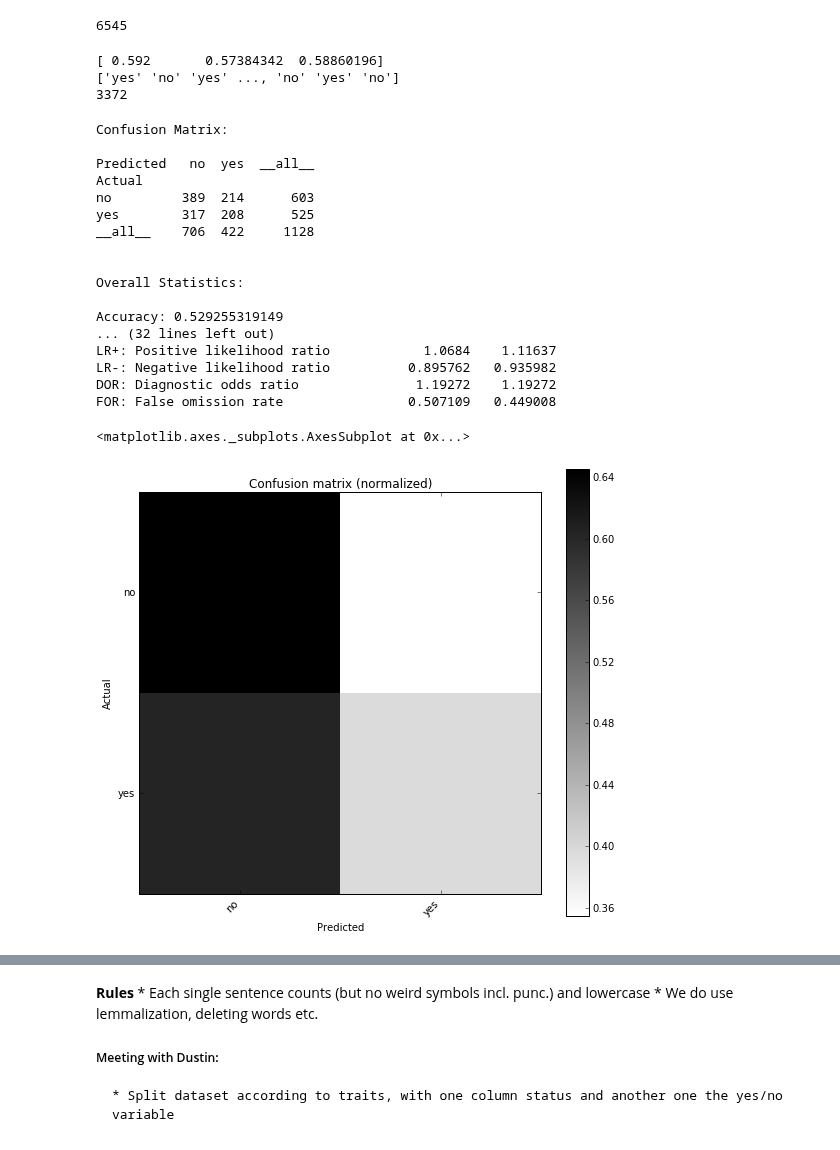
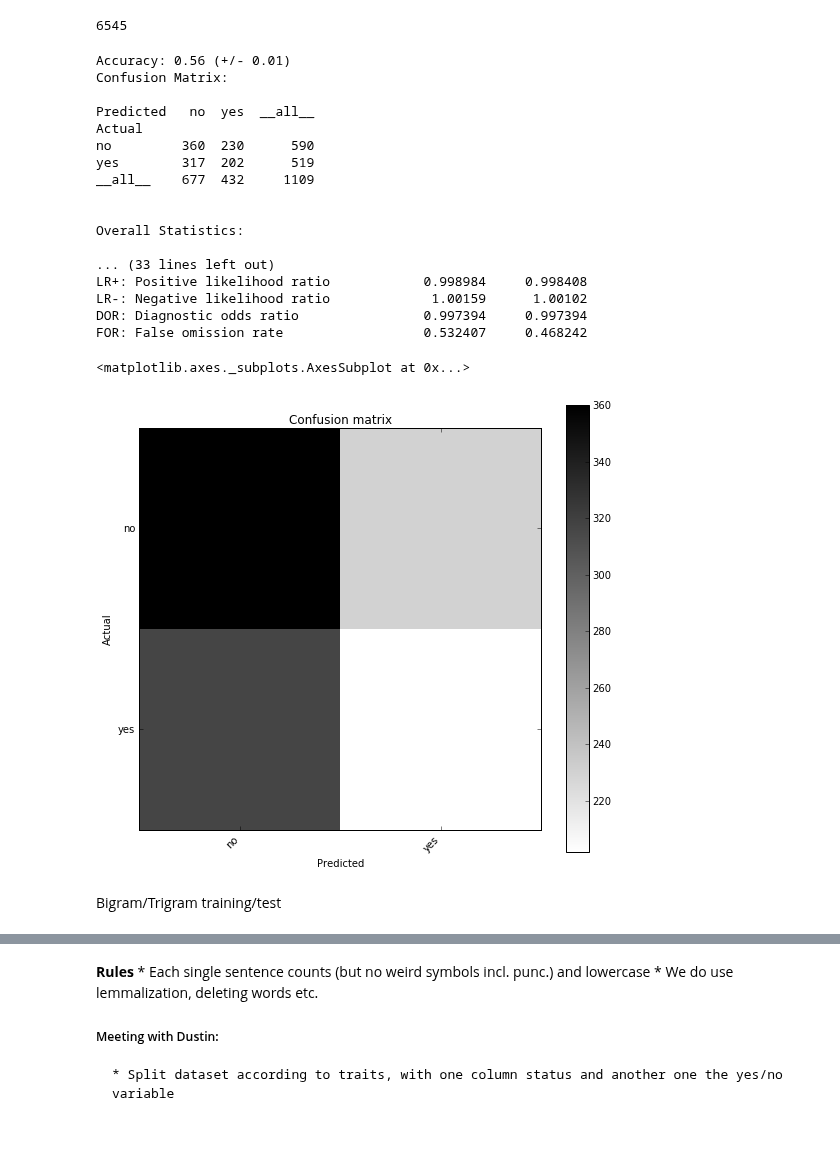
Before and after one commit to dmpe/CaseSolvingSeminar, a Jupyter notebook: Project CSS_train_test.ipynb, the cells around one changed output, grey strips where cells are left out. Drawn from its saved outputs; the diff is of its cells as text; code cells hidden in the pictures.

```diff
--- a/Project CSS_train_test.ipynb
+++ b/Project CSS_train_test.ipynb
@@ -82,46 +88,46 @@ target_names = ['yes', 'no']
 classifier = Pipeline([
     ('vectorizer', CountVectorizer()),
     ('tfidf', TfidfTransformer()),
-    ('clf', OneVsRestClassifier(LinearSVC()))])
+    #('nb', MultinomialNB())])
+    ('clf', OneVsRestClassifier(MultinomialNB()))])
 
 
 clas_fit = classifier.fit(train_neu["STATUS"], train_neu["cNEU"])
 predicted = classifier.predict(test_neu["cNEU"])
 
-print(cross_validation.cross_val_score(classifier, test_neu["STATUS"], predicted))
+#scores = cross_validation.cross_val_score(classifier, neu["STATUS"], neu["cNEU"], cv = 5)
+print("Accuracy: %0.2f (+/- %0.2f)" % (scores.mean(), scores.std() * 2))
 
-print(predicted)
 
 count = 0
 for item, labels in zip(test_neu["STATUS"], predicted):
     count += 1
-print(count)
+#print(count)
+
+confusion_matrix = ConfusionMatrix(test_neu["cNEU"], predicted)
+confusion_matrix.print_stats()
 # %% [output]
-[ 0.592       0.57384342  0.58860196]
-['yes' 'no' 'yes' ..., 'no' 'yes' 'no']
-3372
+Accuracy: 0.56 (+/- 0.01)
+Confusion Matrix:
+
+Predicted   no  yes  __all__
+Actual
+no         360  230      590
+yes        317  202      519
+__all__    677  432     1109
+
+
+Overall Statistics:
+
+... (33 lines left out)
+LR+: Positive likelihood ratio            0.998984     0.998408
+LR-: Negative likelihood ratio             1.00159      1.00102
+DOR: Diagnostic odds ratio                0.997394     0.997394
+FOR: False omission rate                  0.532407     0.468242
-# %%
-confusion_matrix = ConfusionMatrix(test_neu["cNEU"], predicted)
-confusion_matrix.print_stats()
-
-confusion_matrix.plot(normalized=True)
-# %% [output]
-Confusion Matrix:
-
-Predicted   no  yes  __all__
-Actual
-no         389  214      603
-yes        317  208      525
-__all__    706  422     1128
-
-
-Overall Statistics:
-
-Accuracy: 0.529255319149
-... (32 lines left out)
-LR+: Positive likelihood ratio            1.0684    1.11637
-LR-: Negative likelihood ratio          0.895762   0.935982
-DOR: Diagnostic odds ratio               1.19272    1.19272
-FOR: False omission rate                0.507109   0.449008
-<matplotlib.axes._subplots.AxesSubplot at 0x...>
-[figure, removed]
+# %%
+confusion_matrix.plot(normalized=False)
+# %% [output]
+<matplotlib.axes._subplots.AxesSubplot at 0x...>
+[figure, added]
+# %% [markdown]
+Bigram/Trigram training/test
```
Also changed, not shown: parts of 16 cells of this notebook.
